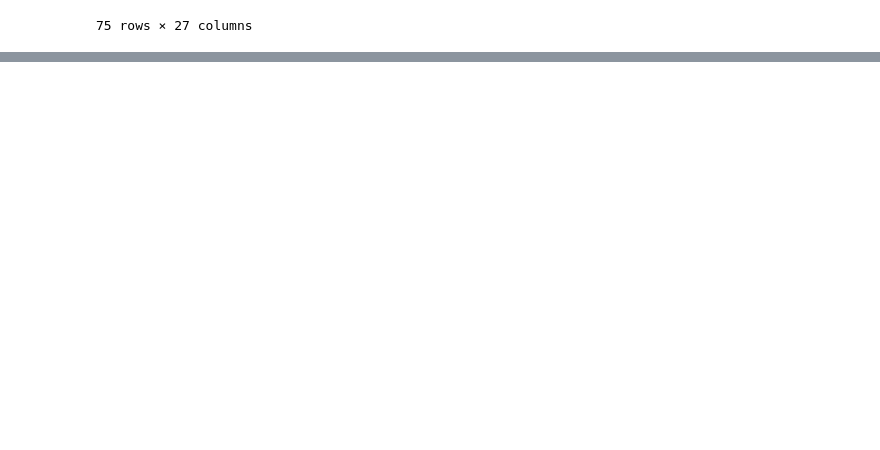
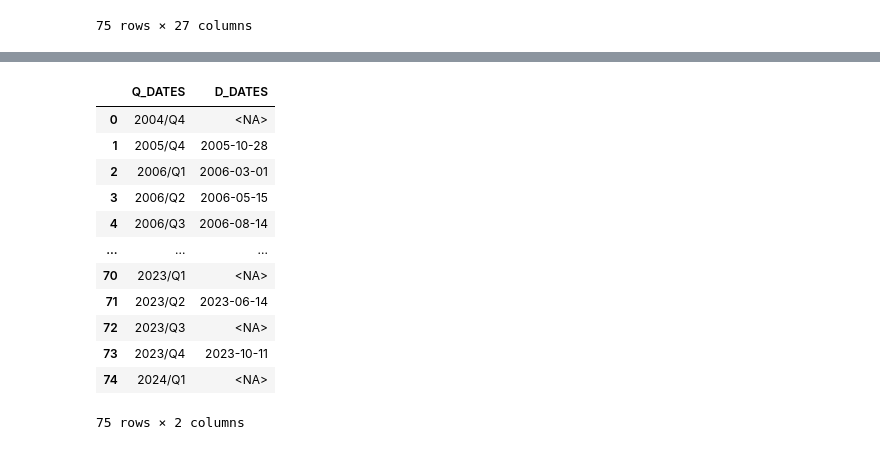
Before and after one commit to antonibezdzietny/FinancialReportsImpact, a Jupyter notebook: scrapers/CompanyIndexScraper.ipynb, the cells around one changed output, grey strips where cells are left out. Drawn from its saved outputs; the diff is of its cells as text; code cells hidden in the pictures; blank space fills up the shorter version.

Commit message:
Added DatesScraper

```diff
--- a/scrapers/CompanyIndexScraper.ipynb
+++ b/scrapers/CompanyIndexScraper.ipynb
@@ -36,0 +39,20 @@ cis.get_report_index(CompanyIndexScraper.IndexType.COMPANY)
+# %%
+from scripts import DatesMatcher
+from scripts import CompanyIndexScraper
+import pandas as pd
+
+cis = CompanyIndexScraper()
+COMPANY_TICKER_LIST = pd.read_csv("../database/designData/WIGs.csv")["WIG_ODZIEZ"].dropna().to_numpy()
+D_DATE_SOURCE = pd.read_csv("../database/reportData/Quarterly_Value.csv", index_col=[0])
+# %%
+
+for ticker in ["CCC"]:
+    d_date = D_DATE_SOURCE[D_DATE_SOURCE["Ticker"]==ticker]["Date"]
+    cis.scrap_data(ticker)
+
+
+
+#ticker = "CCC"
+#D_DATE_SOURCE[D_DATE_SOURCE["Ticker"]==ticker]["Date"]
+# %%
+q_date = cis.get_report_index(CompanyIndexScraper.IndexType.COMPANY).index
@@ -36,0 +80,16 @@ cis.get_report_index(CompanyIndexScraper.IndexType.COMPANY)
+# %%
+DatesMatcher.dates_matcher(q_date.to_numpy(), d_date.to_numpy())
+# %% [output]
+|  | Q_DATES | D_DATES |
+| 0 | 2004/Q4 | <NA> |
+| 1 | 2005/Q4 | 2005-10-28 |
+| 2 | 2006/Q1 | 2006-03-01 |
+| 3 | 2006/Q2 | 2006-05-15 |
+| 4 | 2006/Q3 | 2006-08-14 |
+| ... | ... | ... |
+| 70 | 2023/Q1 | <NA> |
+| 71 | 2023/Q2 | 2023-06-14 |
+| 72 | 2023/Q3 | <NA> |
+| 73 | 2023/Q4 | 2023-10-11 |
+| 74 | 2024/Q1 | <NA> |
+75 rows × 2 columns
```
Also changed, not shown: parts of 7 cells of this notebook, 2 other files.
